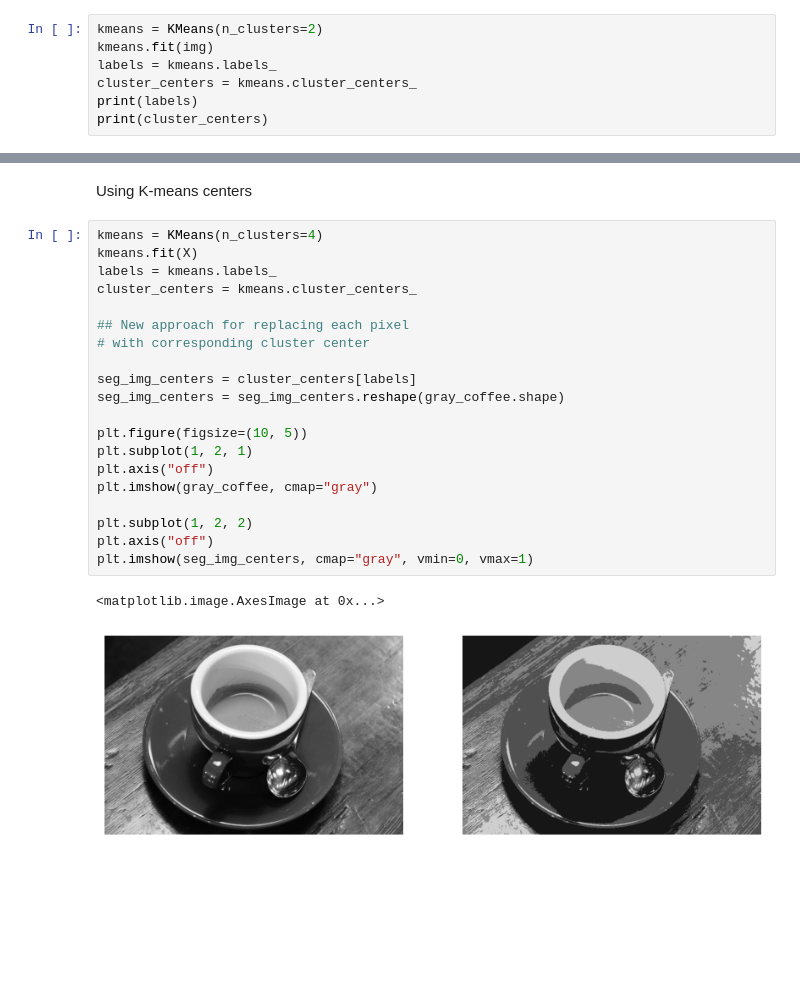
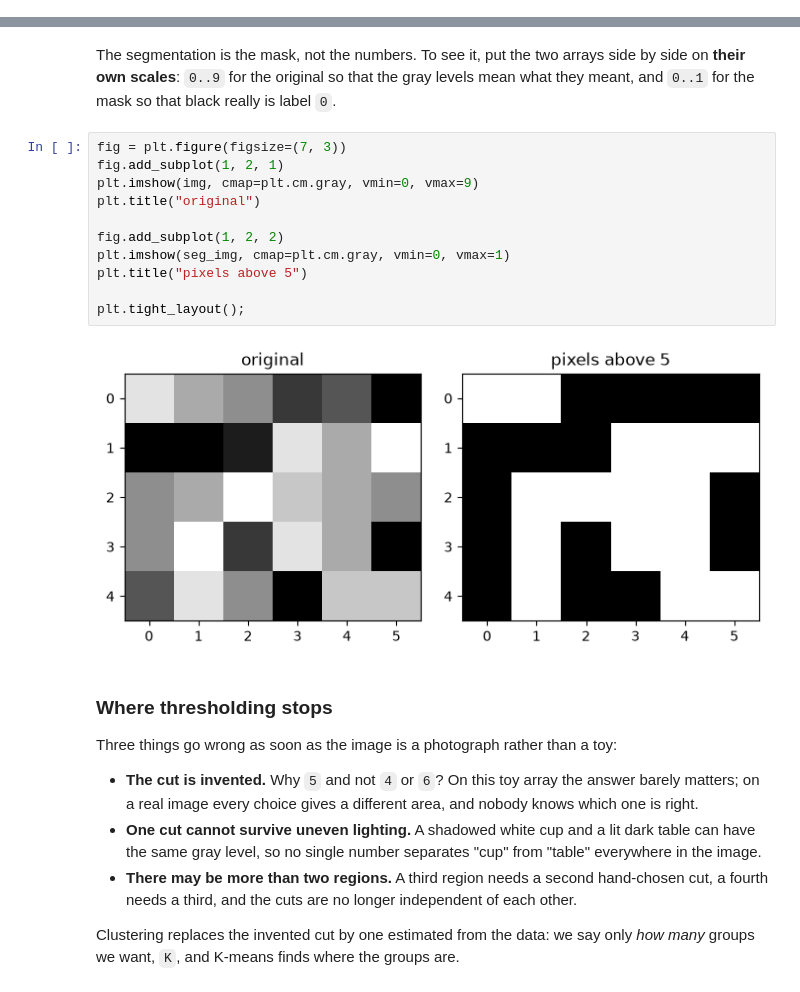
Before and after one commit to fum-cs/mfds, a Jupyter notebook: notebooks/high-dimensional-spaces/Image-Segmentation-K-Means.ipynb, the cells around one changed output, grey strips where cells are left out. Saved outputs shown, nothing was run; the diff lists cells and outputs as text; blank space fills up the shorter version.

```diff
--- a/notebooks/high-dimensional-spaces/Image-Segmentation-K-Means.ipynb
+++ b/notebooks/high-dimensional-spaces/Image-Segmentation-K-Means.ipynb
@@ -80,7 +115,0 @@ Wrong Method!
-# %%
-kmeans = KMeans(n_clusters=2)
-kmeans.fit(img)
-labels = kmeans.labels_
-cluster_centers = kmeans.cluster_centers_
-print(labels)
-print(cluster_centers)
@@ -198,25 +116,34 @@ plt.imshow(seg_img_labels, cmap="gray", vmin=0, vmax=3)
-# %% [markdown]
-Using K-means centers
-# %%
-kmeans = KMeans(n_clusters=4)
-kmeans.fit(X)
-labels = kmeans.labels_
-cluster_centers = kmeans.cluster_centers_
-
-## New approach for replacing each pixel
-# with corresponding cluster center
-
-seg_img_centers = cluster_centers[labels]
-seg_img_centers = seg_img_centers.reshape(gray_coffee.shape)
-
-plt.figure(figsize=(10, 5))
-plt.subplot(1, 2, 1)
-plt.axis("off")
-plt.imshow(gray_coffee, cmap="gray")
-
-plt.subplot(1, 2, 2)
-plt.axis("off")
-plt.imshow(seg_img_centers, cmap="gray", vmin=0, vmax=1)
-# %% [output]
-<matplotlib.image.AxesImage at 0x...>
-[figure, removed]
+# %% [markdown]
+The segmentation is the mask, not the numbers. To see it, put the two arrays side
+by side on **their own scales**: `0..9` for the original so that the gray levels
+mean what they meant, and `0..1` for the mask so that black really is label `0`.
+# %%
+fig = plt.figure(figsize=(7, 3))
+fig.add_subplot(1, 2, 1)
+plt.imshow(img, cmap=plt.cm.gray, vmin=0, vmax=9)
+plt.title("original")
+
+fig.add_subplot(1, 2, 2)
+plt.imshow(seg_img, cmap=plt.cm.gray, vmin=0, vmax=1)
+plt.title("pixels above 5")
+
+plt.tight_layout();
+# %% [output]
+[figure, added]
+# %% [markdown]
+### Where thresholding stops
+
+Three things go wrong as soon as the image is a photograph rather than a toy:
+
+* **The cut is invented.** Why `5` and not `4` or `6`? On this toy array the
+  answer barely matters; on a real image every choice gives a different area,
+  and nobody knows which one is right.
+* **One cut cannot survive uneven lighting.** A shadowed white cup and a lit dark
+  table can have the same gray level, so no single number separates "cup" from
+  "table" everywhere in the image.
+* **There may be more than two regions.** A third region needs a second
+  hand-chosen cut, a fourth needs a third, and the cuts are no longer independent
+  of each other.
+
+Clustering replaces the invented cut by one estimated from the data: we say only
+*how many* groups we want, `K`, and K-means finds where the groups are.
```
Also changed, not shown: parts of 62 cells of this notebook, 3 other files.
